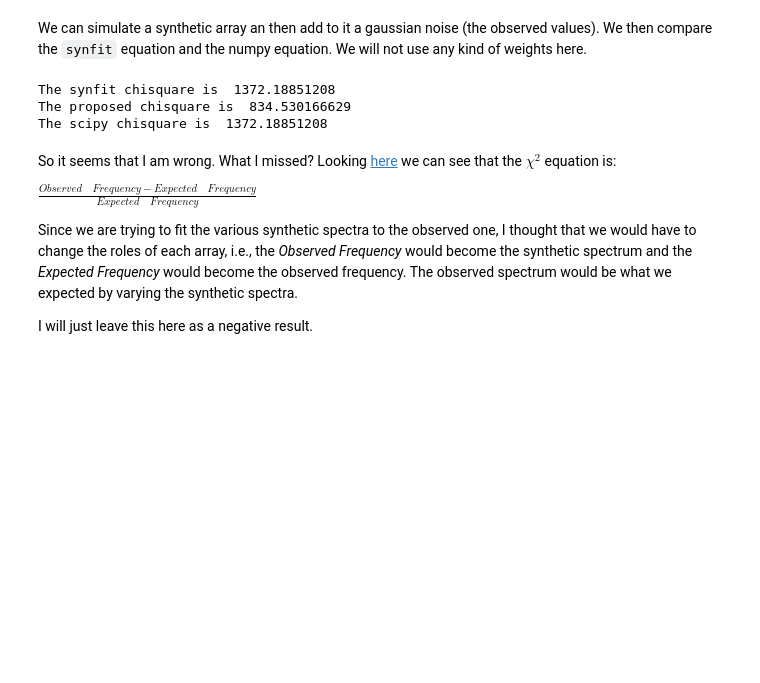
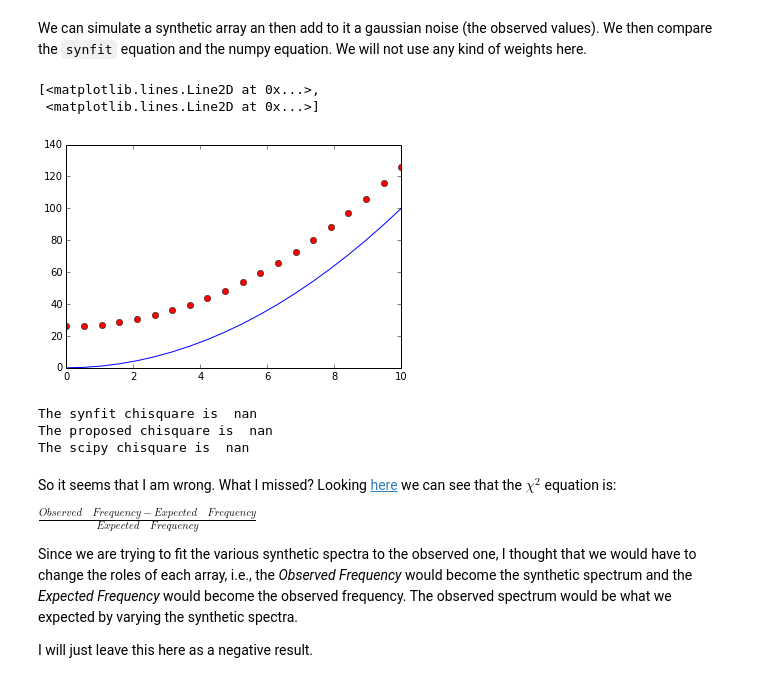
Before and after one commit to gabraganca/S4, a Jupyter notebook: notebooks/Synfit.ipynb, the cells around one changed output. Cells and saved outputs as stored; diff of their text form; code cells hidden in the pictures; blank space fills up the shorter version.

```diff
--- a/notebooks/Synfit.ipynb
+++ b/notebooks/Synfit.ipynb
@@ -241,15 +241,23 @@ $\chi^2 = \sum (\frac{(F^{syn}_{\lambda} - F^{obs}_{\lambda})^2}{F^{obs}_{\lambd
 Let's see how that goes.
 # %% [markdown]
 We can simulate a synthetic array an then add to it a gaussian noise (the observed values). We then compare the `synfit` equation and the numpy equation. We will not use any kind of weights here.
+# %%
+import scipy.stats as st
+
+x_vector = np.linspace(0, 10, 20)
+
+# synthetic values
+syn = x_vector**2
+
+# 'observed' values
+obs = syn + np.random.poisson(len(syn))
+
+plt.plot(x_vector, syn, 'b-', x_vector, obs, 'ro')
+# %% [output]
+[<matplotlib.lines.Line2D at 0x...>,
+ <matplotlib.lines.Line2D at 0x...>]
+[figure, added]
 # %%
-import scipy.stats as st
-
-# synthetic values
-syn = np.linspace(1, 100, 1000)
-
-# 'observed' values
-obs = syn + np.random.random(len(syn))*10
-
 #Synfit chisquare
 chisquare_synfit = lambda fobs, fexp: np.sum((fobs-fexp)**2/fexp)
 
@@ -260,9 +268,9 @@ print 'The synfit chisquare is ', chisquare_synfit(obs, syn)
 print 'The proposed chisquare is ', chisquare_proposed(obs, syn)
 print 'The scipy chisquare is ', st.chisquare(obs, syn)[0]
 # %% [output]
-The synfit chisquare is  1372.18851208
-The proposed chisquare is  834.530166629
-The scipy chisquare is  1372.18851208
+The synfit chisquare is  nan
+The proposed chisquare is  nan
+The scipy chisquare is  nan
 # %% [markdown]
 So it seems that I am wrong. What I missed? Looking [here](http://vassarstats.net/textbook/ch8pt1.html) we can see that the $\chi^2$ equation is:
 
```
Also changed, not shown: parts of 6 cells of this notebook.
